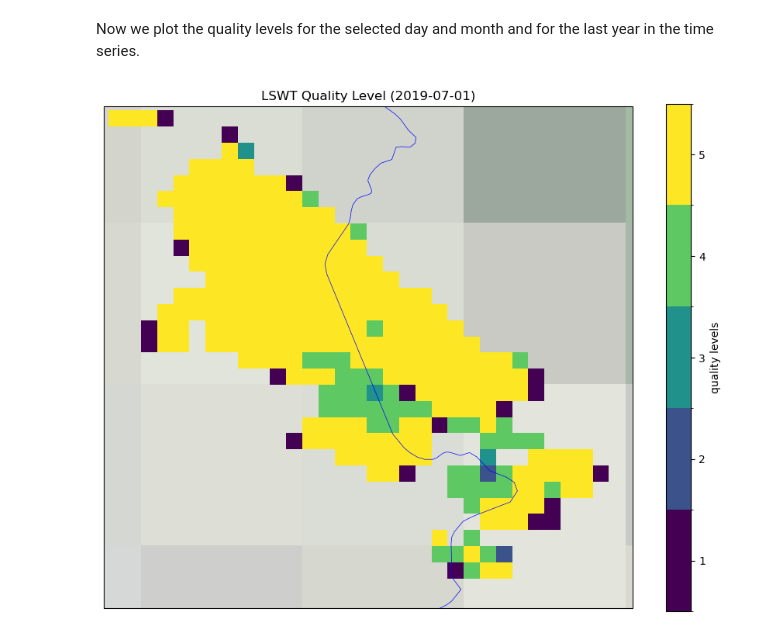
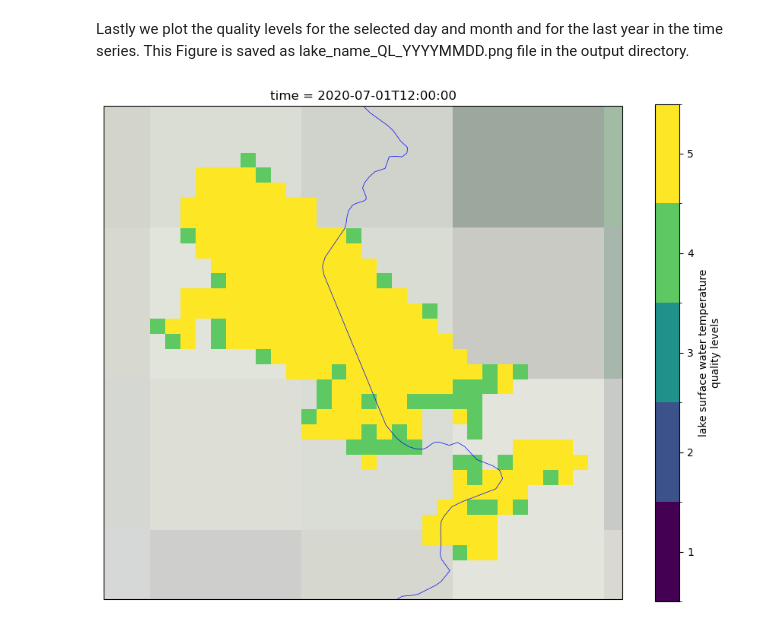
Before and after one commit to ecmwf-training/c3s-training-submodule-sat-obs-hydro-cryo, a Jupyter notebook: lake-surface-water-temperature.ipynb, the cells around one changed output. Saved outputs shown, nothing was run; the diff lists cells and outputs as text; code cells hidden in the pictures.

```diff
--- a/lake-surface-water-temperature.ipynb
+++ b/lake-surface-water-temperature.ipynb
@@ -53,18 +83,17 @@ For downloading and generating the timeserie, three inputs are required:
 - The day of the year given as day and month
 # %%
-# Version of LSWT: currently available v4.0 (GloboLakes lakes). Soon available v4.5 (ESA CCI LAKES lakes)
-version = '4.0'
+# Version of LSWT: currently available v4.0 (GloboLakes lakes) or v4.5.1 (ESA CCI LAKES lakes)
+version = '4.5.1'
 
 # Input the name of the lake
 lake_name = 'Titicaca'
 
-# The directory to store downloaded files
-DATADIR = './data_dir'
-os.makedirs(DATADIR, exist_ok=True)
+# The output directory name
+output_dir = 'LSWT_output'
 
-# The output directory name
-output_dir = DATADIR
-os.makedirs(output_dir, exist_ok=True)
+# checking if the output directory exists and creating it if not
+if os.path.exists(output_dir) == False:
+    os.mkdir(output_dir)
 
 # Day and month
 mm, dd = '07', '01'
@@ -348,9 +372,12 @@ Now we plot the LSWT uncertainty for the selected day and month and for the last
 # %%
-lswt_y = ds_last.lswt_uncertainty.sel(lat=slice(latmin-step, latmax+step), lon=slice(lonmin-step, lonmax+step))
+# Read the uncretainty values for entire lake for the selected day and the last date on record
+lswt_y = xr_lake.lswt_uncertainty.sel(lat=slice(latmin-step, latmax+step), lon=slice(lonmin-step, lonmax+step))
 
+# Set up the plot
 fig = plt.figure(figsize = (11,8.5))
 ax = plt.subplot(1,1,1, projection = crs.PlateCarree())
 
+# Formatting of the plot - adding coastlines, land borders, setting extent, title and map projection
 ax.coastlines()
 ax.add_feature(feature.BORDERS, linewidth=0.5, edgecolor='blue')
 ax.stock_img()
@@ -362,10 +389,8 @@ map_proj = crs.PlateCarree()
 # Plot the lake mask
 lswt_y.plot(cmap=plt.cm.cividis,transform=crs.PlateCarree(),subplot_kws={'projection': map_proj})
 
-ax.set_title(f"LSWT uncertainty ({datestr})")
-
 
 # save the figure
-png_file = f'{output_dir}/{lake_name}_LSWT_UNC_{datestr}.png'
+png_file = f'{output_dir}/{lake_name}_LSWT_UNC_'+str(y[-1])+mm+dd+'.png'
 plt.savefig(png_file, dpi=500)
 # %% [output]
@@ -373,29 +398,33 @@ plt.savefig(png_file, dpi=500)
 # %% [markdown]
-Now we plot the quality levels for the selected day and month and for the last year in the time series.
+Lastly we plot the quality levels for the selected day and month and for the last year in the time series. This Figure is saved as lake_name_QL_YYYYMMDD.png file in the output directory.
 # %%
-lswt_y = ds_last.quality_level.sel(lat=slice(latmin-step, latmax+step), lon=slice(lonmin-step, lonmax+step))
+# Read the quality level values for entire lake for the selected day and the last date on record.
+# Dataset structure is different for data version 4.0 and 4.5.1
+if version == '4.0':
+    lswt_y = xr_lake.quality_level.sel(lat=slice(latmin-step, latmax+step), lon=slice(lonmin-step, lonmax+step))
+if version == '4.5.1':
+    lswt_y = xr_lake.lswt_quality_level.sel(lat=slice(latmin-step, latmax+step), lon=slice(lonmin-step, lonmax+step))
 
+# Set up the plot
 fig = plt.figure(figsize = (11,8.5))
 ax = plt.subplot(1,1,1, projection = crs.PlateCarree())
 
+# Formatting of the plot - adding coastlines, land borders, setting extent, title and map projection
 ax.coastlines()
 ax.add_feature(feature.BORDERS, linewidth=0.5, edgecolor='blue')
 ax.stock_img()
 ax.set_extent([lonmin-step, lonmax+step, latmin-step, latmax+step])
 ax.set_title(f'Lake: {lake_name.title()}')
 
 map_proj = crs.PlateCarree()
 
 # Plot the lake mask
-lswt_y.plot(
-    cmap=plt.cm.viridis,transform=crs.PlateCarree(),subplot_kws={'projection': map_proj},
-    levels=[0.5,1.5,2.5,3.5,4.5,5.5], cbar_kwargs={'ticks': [1,2,3,4,5]}
-)
-ax.set_title(f"LSWT Quality Level ({datestr})")
+lswt_y.plot(cmap=plt.cm.viridis,transform=crs.PlateCarree(),subplot_kws={'projection': map_proj},
+            levels=[0.5,1.5,2.5,3.5,4.5,5.5], cbar_kwargs={'ticks': [1,2,3,4,5]})
 
 
 # save the figure
-png_file = f'{output_dir}/{lake_name}_QL_{datestr}.png'
+png_file = f'{output_dir}/{lake_name}_QL_'+str(y[-1])+mm+dd+'.png'
 plt.savefig(png_file, dpi=500)
 # %% [output]
-[figure, old version]
+[figure, new version]
```
Also changed, not shown: parts of 40 cells of this notebook, 1 other file.
